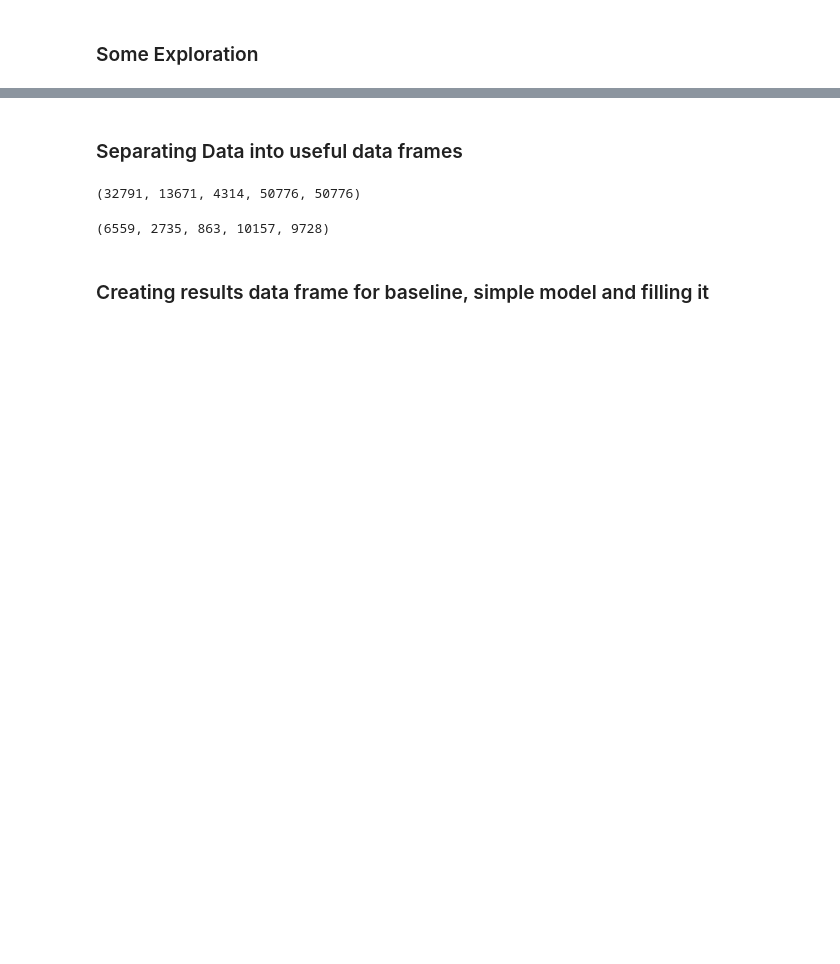
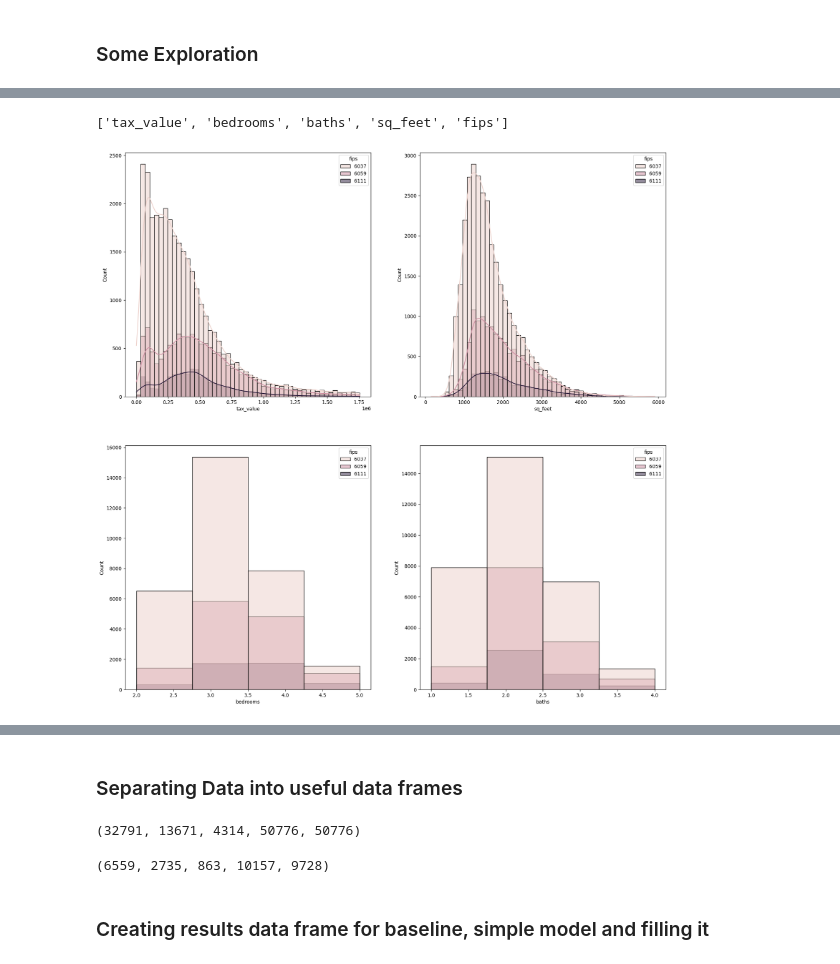
Before and after one commit to jcrosenberger/regression_zillow_2017, a Jupyter notebook: work_in_progress.ipynb, the cells around one changed output, grey strips where cells are left out. Cells and saved outputs as stored; diff of their text form; code cells hidden in the pictures; blank space fills up the shorter version.

```diff
--- a/work_in_progress.ipynb
+++ b/work_in_progress.ipynb
@@ -32,20 +33,3 @@ from importlib import reload
 df = wr.zillow_2017()
 # %% [markdown]
 ### Some Exploration
-# %%
-'''
-looking at histograms for our county-level, variables: counts per each value in the variable
-
-6037 = Los Angeles County
-6059 = Orange County
-6111 = Ventura County
-'''
-counties = (6037, 6059, 6111)
-
-for i in df.columns:
-    for k in counties:
-        item = df['fips'] == k
-        plt.hist(df[i][item])
-        plt.xlabel(f'{i} {k}')
-        plt.ylabel('Number of homes')
-        plt.show()
@@ -70,0 +36,24 @@ for i in df.columns:
+# %%
+list(df.columns)
+# %% [output]
+['tax_value', 'bedrooms', 'baths', 'sq_feet', 'fips']
+# %%
+plt.figure(figsize=(20,20))
+big_variables= ['tax_value','sq_feet']
+small_variables= ['bedrooms','baths']
+
+n =220
+for i in big_variables:
+    n+=1
+    plt.subplot(n)
+    sns.histplot(data = df, x=i, hue='fips', kde = True, bins= 50)
+
+for i in small_variables:
+    n+=1
+    plt.subplot(n)
+    sns.histplot(data = df, x=i, hue='fips', bins = 4)
+
+
+plt.show()
+# %% [output]
+[figure, added]
```
Also changed, not shown: parts of 29 cells of this notebook, 1 other file.
